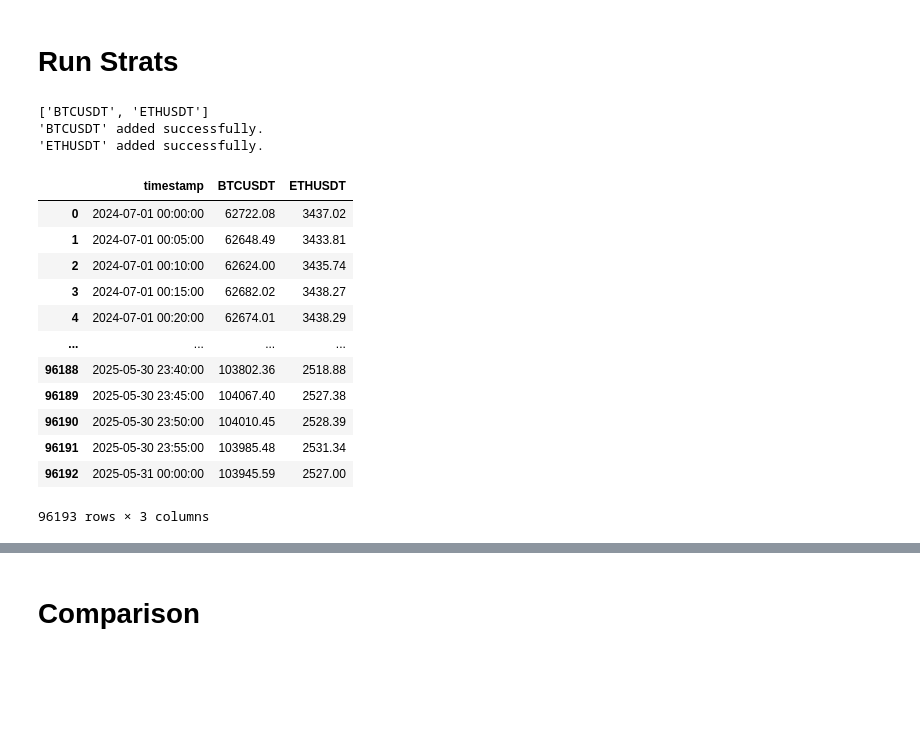
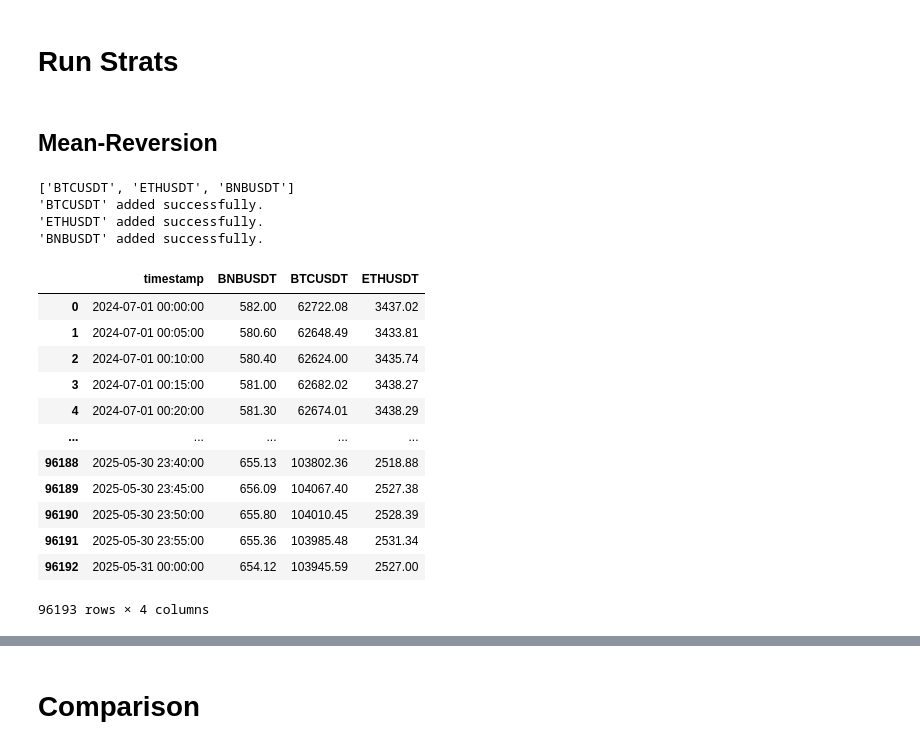
Before and after one commit to saltedpotato/qf635-microstructure-project, a Jupyter notebook: test_strats.ipynb, the cells around one changed output, grey strips where cells are left out. Cells and saved outputs as stored; diff of their text form; code cells hidden in the pictures; blank space fills up the shorter version.

```diff
--- a/test_strats.ipynb
+++ b/test_strats.ipynb
@@ -19,37 +15,40 @@ BTC_pairs = [i["symbol"] for i in data if "BTC" in i["symbol"]]
+# %% [markdown]
+## Mean-Reversion
 # %%
 # test_pairs = coint_pairs[:4]
-test_cons = ['BTCUSDT', 'ETHUSDT']
+test_cons = ['BTCUSDT', 'ETHUSDT', 'BNBUSDT']
 print(test_cons)
 
 symbol_manager = BinanceSymbolManager()
 # Add symbols
 for t in test_cons:
     print(symbol_manager.add_symbol(t))  # Success
 
 price_fetcher = BinancePriceFetcher(symbol_manager.get_symbols())
 # Fetch pair historical price
 portfolio_prices = price_fetcher.get_grp_historical_ohlcv(
         interval="5m",
         start_date="2024-07-01",
         end_date="2025-05-31"
     )
 
 portfolio_prices
 # %% [output]
-['BTCUSDT', 'ETHUSDT']
+['BTCUSDT', 'ETHUSDT', 'BNBUSDT']
 'BTCUSDT' added successfully.
 'ETHUSDT' added successfully.
+'BNBUSDT' added successfully.
-|  | timestamp | BTCUSDT | ETHUSDT |
-| 0 | 2024-07-01 00:00:00 | 62722.08 | 3437.02 |
-| 1 | 2024-07-01 00:05:00 | 62648.49 | 3433.81 |
-| 2 | 2024-07-01 00:10:00 | 62624.00 | 3435.74 |
-| 3 | 2024-07-01 00:15:00 | 62682.02 | 3438.27 |
-| 4 | 2024-07-01 00:20:00 | 62674.01 | 3438.29 |
-| ... | ... | ... | ... |
-| 96188 | 2025-05-30 23:40:00 | 103802.36 | 2518.88 |
-| 96189 | 2025-05-30 23:45:00 | 104067.40 | 2527.38 |
-| 96190 | 2025-05-30 23:50:00 | 104010.45 | 2528.39 |
-| 96191 | 2025-05-30 23:55:00 | 103985.48 | 2531.34 |
-| 96192 | 2025-05-31 00:00:00 | 103945.59 | 2527.00 |
+|  | timestamp | BNBUSDT | BTCUSDT | ETHUSDT |
+| 0 | 2024-07-01 00:00:00 | 582.00 | 62722.08 | 3437.02 |
+| 1 | 2024-07-01 00:05:00 | 580.60 | 62648.49 | 3433.81 |
+| 2 | 2024-07-01 00:10:00 | 580.40 | 62624.00 | 3435.74 |
+| 3 | 2024-07-01 00:15:00 | 581.00 | 62682.02 | 3438.27 |
+| 4 | 2024-07-01 00:20:00 | 581.30 | 62674.01 | 3438.29 |
+| ... | ... | ... | ... | ... |
+| 96188 | 2025-05-30 23:40:00 | 655.13 | 103802.36 | 2518.88 |
+| 96189 | 2025-05-30 23:45:00 | 656.09 | 104067.40 | 2527.38 |
+| 96190 | 2025-05-30 23:50:00 | 655.80 | 104010.45 | 2528.39 |
+| 96191 | 2025-05-30 23:55:00 | 655.36 | 103985.48 | 2531.34 |
+| 96192 | 2025-05-31 00:00:00 | 654.12 | 103945.59 | 2527.00 |
-96193 rows × 3 columns
+96193 rows × 4 columns
 # %%
```
Also changed, not shown: parts of 17 cells of this notebook, 5 other files.
